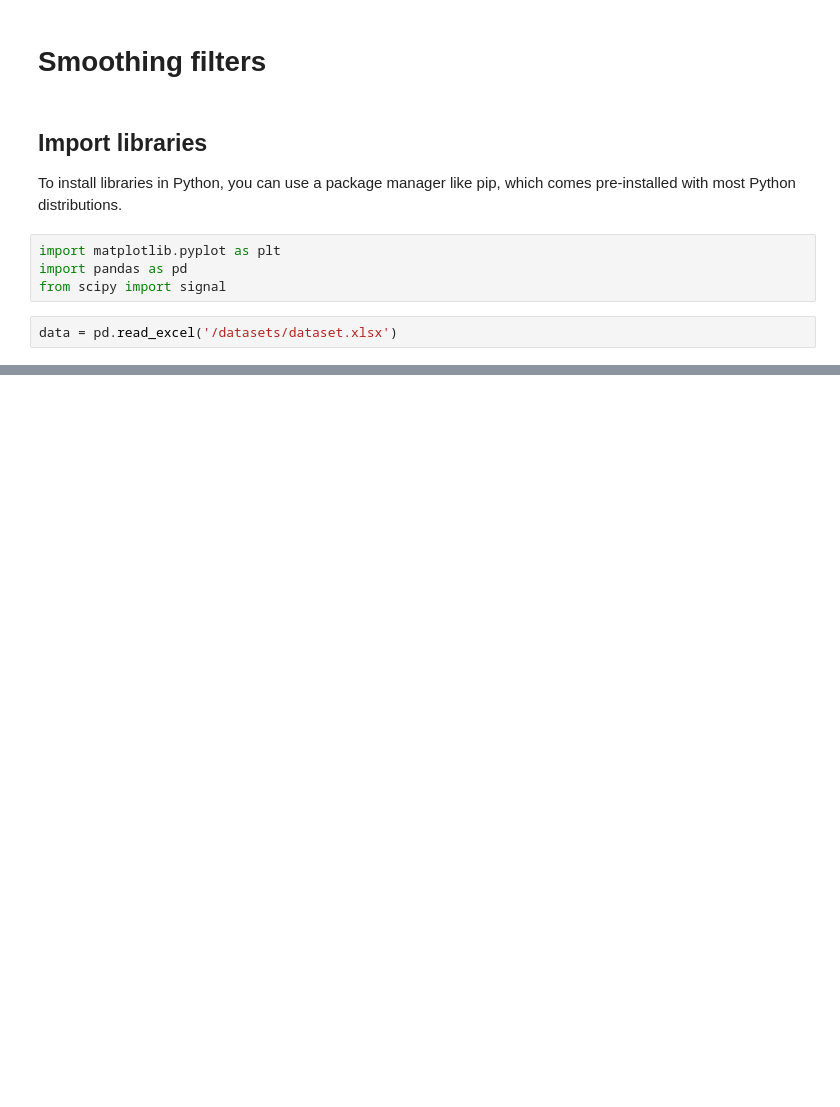
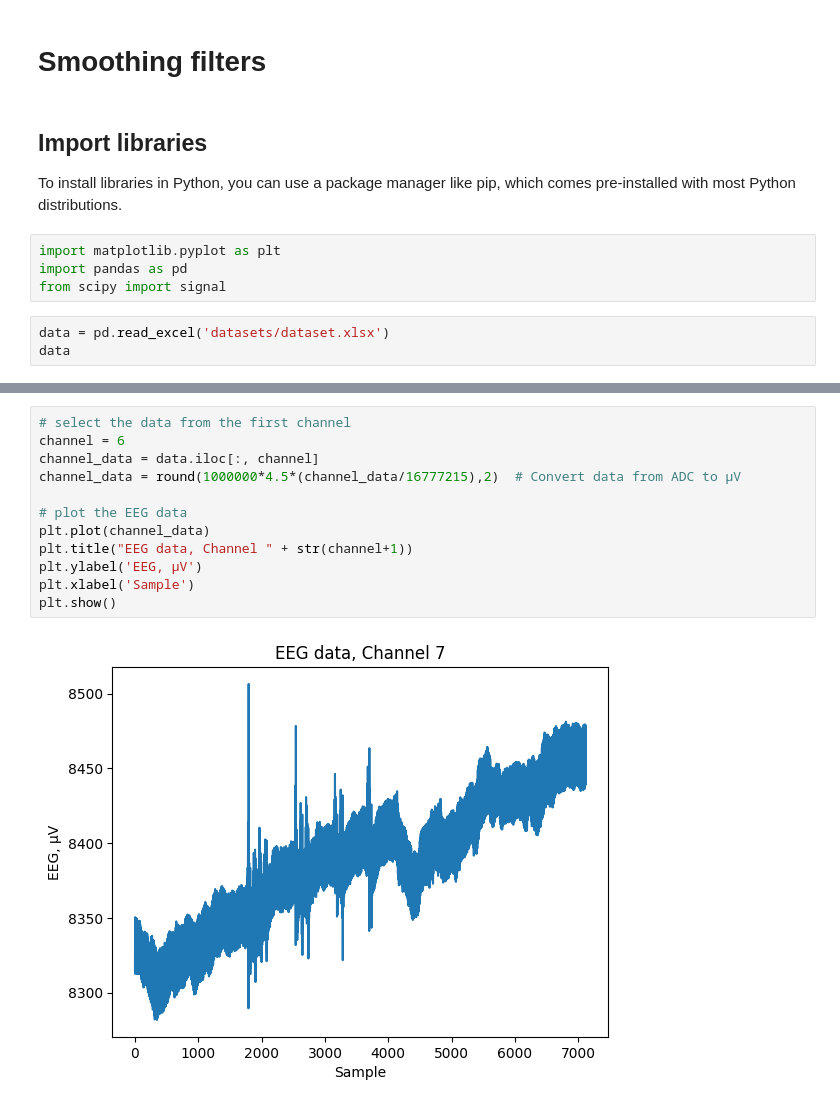
Before and after one commit to nargesyaghoubi/NeuroSignal, a Jupyter notebook: Smoothing_filters.ipynb, the cells around one changed output, grey strips where cells are left out. Drawn from its saved outputs; the diff is of its cells as text; blank space fills up the shorter version.

```diff
--- a/Smoothing_filters.ipynb
+++ b/Smoothing_filters.ipynb
@@ -9,5 +9,6 @@ import matplotlib.pyplot as plt
 import pandas as pd
 from scipy import signal
 # %%
-data = pd.read_excel('/datasets/dataset.xlsx')
+data = pd.read_excel('datasets/dataset.xlsx')
+data
 # %% [output]
@@ -14,0 +28,14 @@ FileNotFoundError: [Errno 2] No such file or directory: '/datasets/dataset.xlsx'
+# %%
+# select the data from the first channel
+channel = 6
+channel_data = data.iloc[:, channel]
+channel_data = round(1000000*4.5*(channel_data/16777215),2)  # Convert data from ADC to µV
+
+# plot the EEG data
+plt.plot(channel_data)
+plt.title("EEG data, Channel " + str(channel+1))
+plt.ylabel('EEG, µV')
+plt.xlabel('Sample')
+plt.show()
+# %% [output]
+[figure, added]
```
Also changed, not shown: parts of 1 cell of this notebook, 1 other file.
